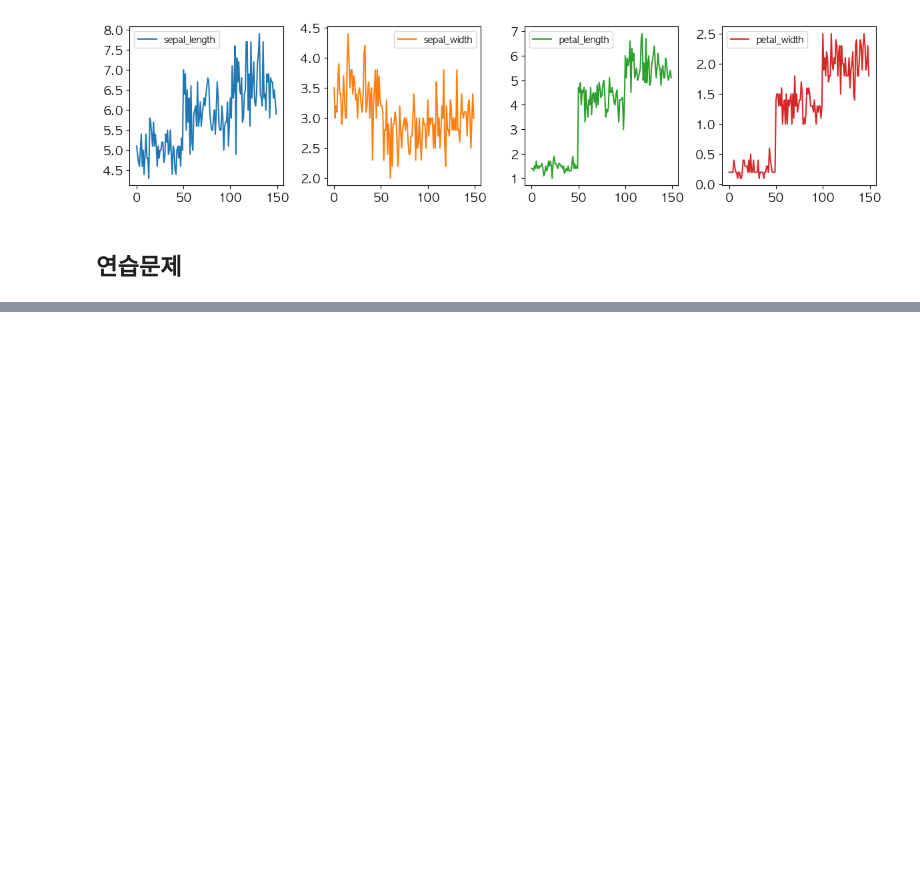
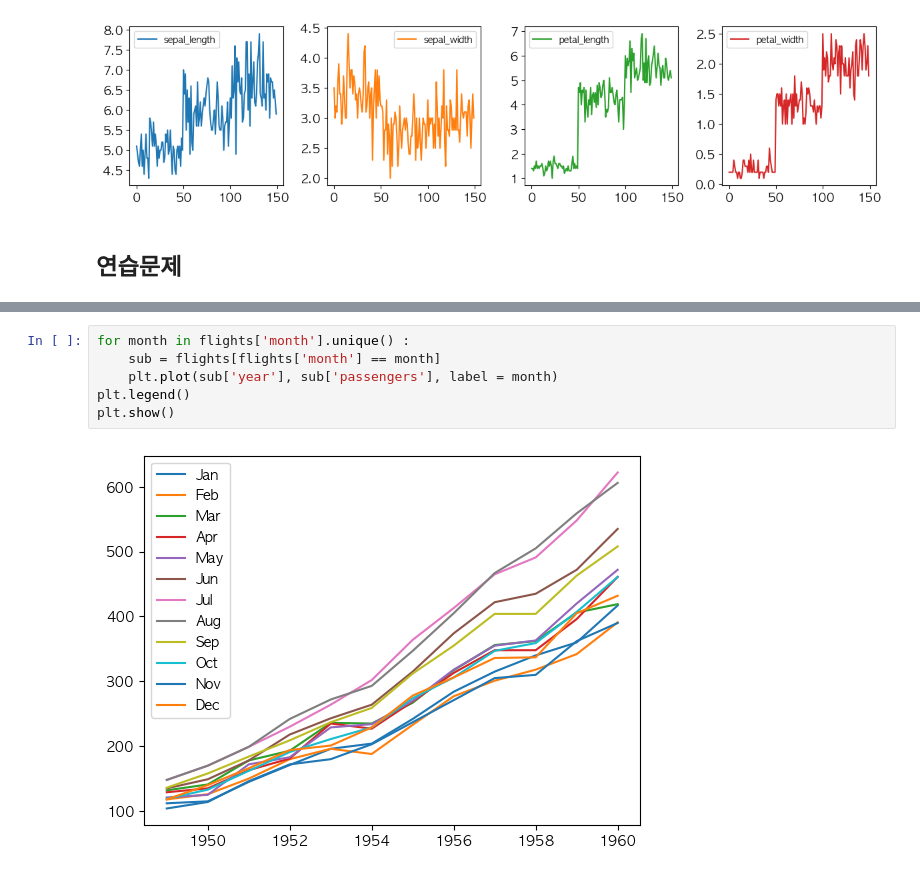
Before and after one commit to chae030/DCAV, a Jupyter notebook: final.ipynb, the cells around one changed output, grey strips where cells are left out. Cells and saved outputs as stored; diff of their text form; blank space fills up the shorter version.

```diff
--- a/final.ipynb
+++ b/final.ipynb
@@ -536,0 +545,8 @@ flights = sns.load_dataset('flights')
+# %%
+for month in flights['month'].unique() :
+    sub = flights[flights['month'] == month]
+    plt.plot(sub['year'], sub['passengers'], label = month)
+plt.legend()
+plt.show()
+# %% [output]
+[figure, added]
```
Also changed, not shown: parts of 20 cells of this notebook.
